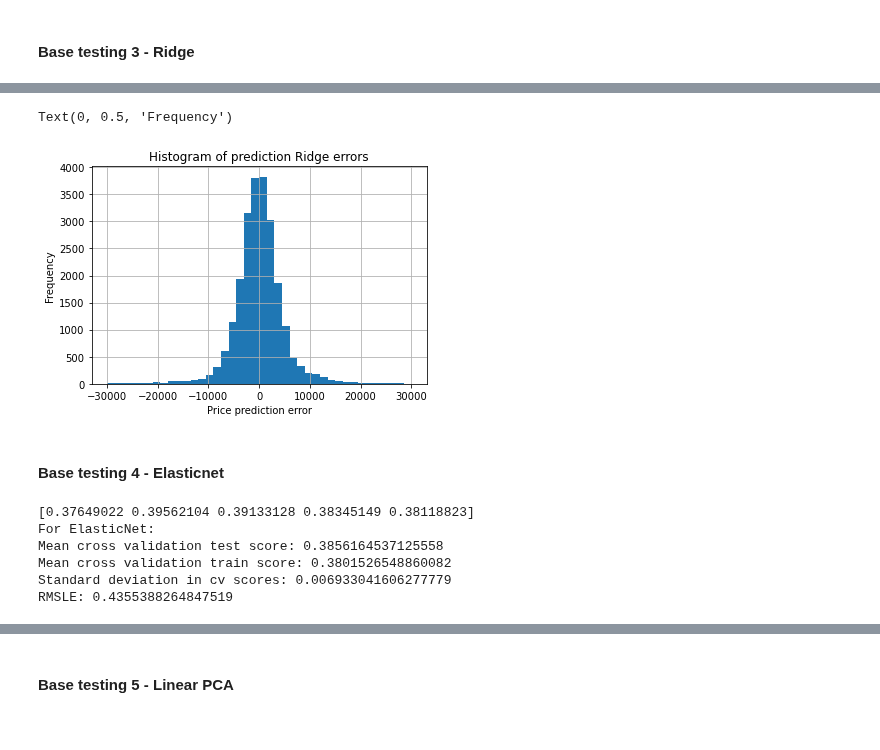
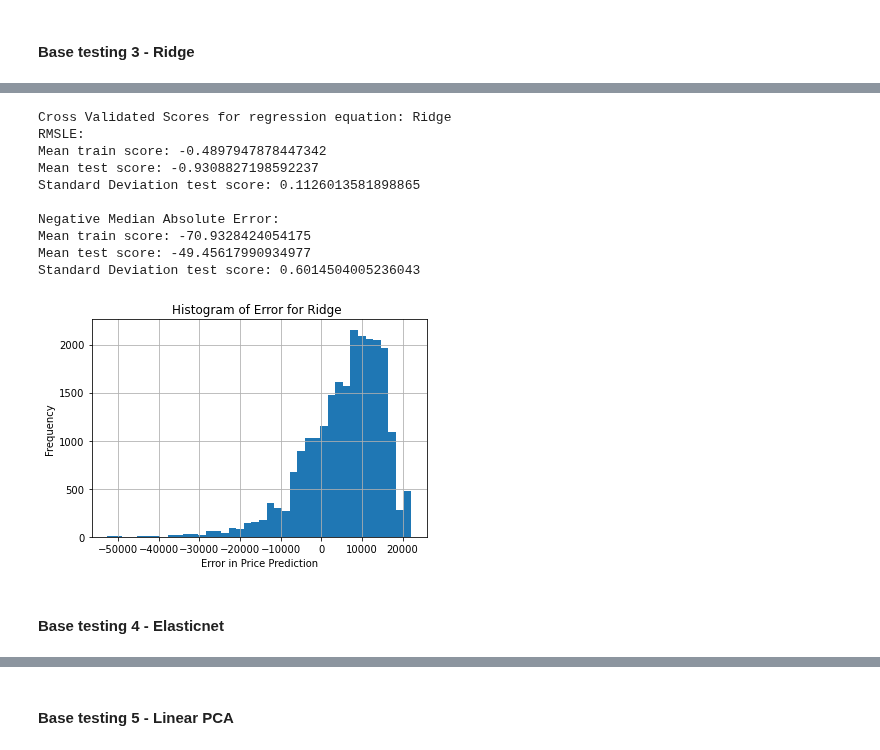
Before and after one commit to ShrutikaSankar/Springboard, a Jupyter notebook: auto_cap/auto_clean_copy2.ipynb, the cells around one changed output, grey strips where cells are left out. Drawn from its saved outputs; the diff is of its cells as text; code cells hidden in the pictures.

```diff
--- a/auto_cap/auto_clean_copy2.ipynb
+++ b/auto_cap/auto_clean_copy2.ipynb
@@ -1850,46 +1267,18 @@ p.fig.subplots_adjust(top=0.95) # Reduce plot to make room
-# %%
-diff = y_val- y_predict_ridge
-diff.hist(bins = 40, range=[-30000, 30000])
-plt.title('Histogram of prediction Ridge errors')
-plt.xlabel('Price prediction error')
-plt.ylabel('Frequency')
-# %% [output]
-Text(0, 0.5, 'Frequency')
-[figure, removed]
+# %%
+# Apply Ridge model to training data:
+ridge_s = Ridge(solver=  'lsqr') #We specify solver because otherwise the program decides whichever solver it deems best
+y_predict_test_ridge, c_ridge = quick_run(ridge_s, X_train, y_train, X_val_mm, y_val, name_g= 'Ridge')
+# %% [output]
+Cross Validated Scores for regression equation: Ridge
+RMSLE:
+Mean train score: -0.4897947878447342
+Mean test score: -0.9308827198592237
+Standard Deviation test score: 0.1126013581898865
+
+Negative Median Absolute Error:
+Mean train score: -70.9328424054175
+Mean test score: -49.45617990934977
+Standard Deviation test score: 0.6014504005236043
+[figure, added]
 # %% [markdown]
 #### Base testing 4 - Elasticnet
-# %%
-elastic = ElasticNet( selection= 'random'  ) #random was selected as the selector since it is faster
-elastic.fit(X_train_mm, y_train)
-
-
-# Predict using model:
-y_predict_elastic=elastic.predict(X_val_mm)
-
-
-y_predict_elastic_s = y_predict_elastic
-y_predict_elastic_s[y_predict_elastic_s<0] = 0
-
-
-cv_scores_train = cross_val_score(estimator= elastic, X=X_train_mm, y=y_train, cv=5)
-cv_scores_test = cross_val_score(estimator= elastic, X=X_val_mm, y=y_val, cv=5)
-print(cv_scores_test)
-
-
-cv_scores_elastic_test= cv_scores_test.mean()
-cv_scores_elastic_train= cv_scores_train.mean()
-cv_scores_elastic_std= cv_scores_test.std()
-print('For ElasticNet:')
-print ('Mean cross validation test score: ' +str(cv_scores_elastic_test))
-print ('Mean cross validation train score: ' +str(cv_scores_elastic_train))
-print ('Standard deviation in cv scores: ' +str(cv_scores_elastic_std))
-
-RMSLE_elastic= mean_squared_log_error(y_val, y_predict_elastic_s)
-print ('RMSLE: ' +str(RMSLE_elastic))
-# %% [output]
-[0.37649022 0.39562104 0.39133128 0.38345149 0.38118823]
-For ElasticNet:
-Mean cross validation test score: 0.3856164537125558
-Mean cross validation train score: 0.3801526548860082
-Standard deviation in cv scores: 0.006933041606277779
-RMSLE: 0.4355388264847519
```
Also changed, not shown: parts of 110 cells of this notebook.
